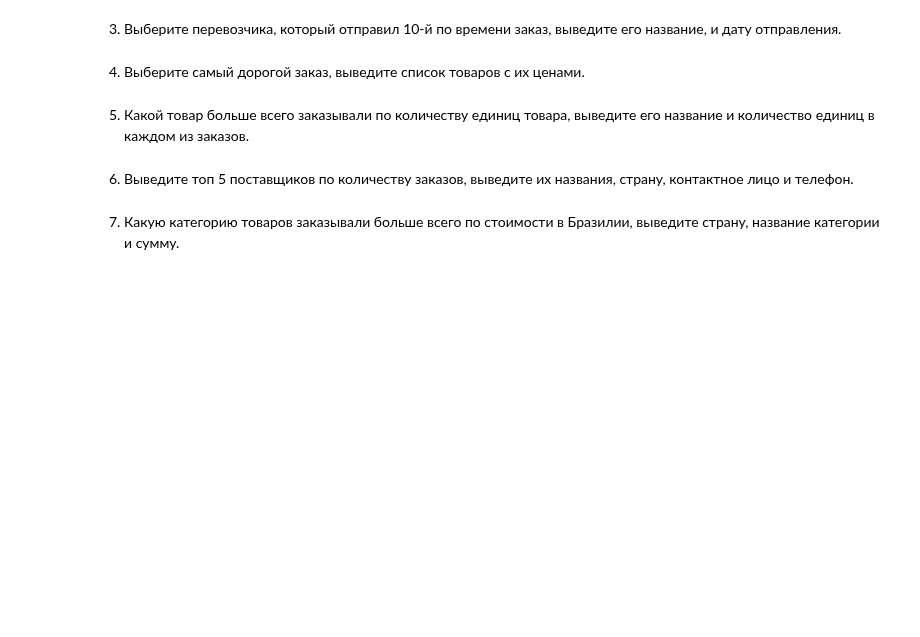
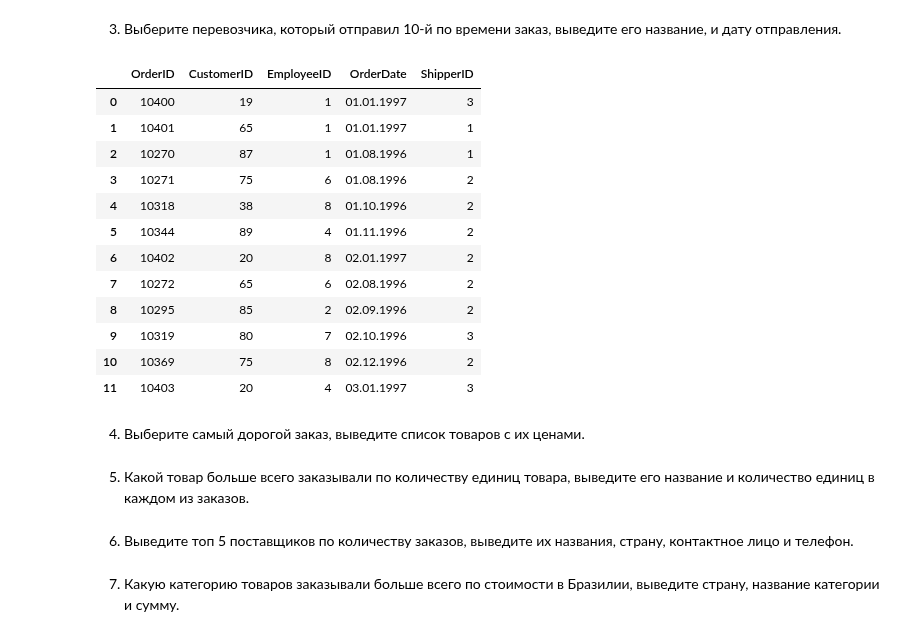
Before and after one commit to NtimTim/DS_School_Home_Work, a Jupyter notebook: sql_1_HW_NataliaTimoshuk.ipynb, the cells around one changed output. Drawn from its saved outputs; the diff is of its cells as text; code cells hidden in the pictures; blank space fills up the shorter version.

```diff
--- a/sql_1_HW_NataliaTimoshuk.ipynb
+++ b/sql_1_HW_NataliaTimoshuk.ipynb
@@ -75,10 +104,26 @@ pd.read_sql(
 # %%
 pd.read_sql(
     '''
-    SELECT * FROM Categories
+    SELECT * FROM Orders -- Shippers
+    order by OrderDate
+    LIMIT 12
     ''',
     con,
 )
+# %% [output]
+|  | OrderID | CustomerID | EmployeeID | OrderDate | ShipperID |
+| 0 | 10400 | 19 | 1 | 01.01.1997 | 3 |
+| 1 | 10401 | 65 | 1 | 01.01.1997 | 1 |
+| 2 | 10270 | 87 | 1 | 01.08.1996 | 1 |
+| 3 | 10271 | 75 | 6 | 01.08.1996 | 2 |
+| 4 | 10318 | 38 | 8 | 01.10.1996 | 2 |
+| 5 | 10344 | 89 | 4 | 01.11.1996 | 2 |
+| 6 | 10402 | 20 | 8 | 02.01.1997 | 2 |
+| 7 | 10272 | 65 | 6 | 02.08.1996 | 2 |
+| 8 | 10295 | 85 | 2 | 02.09.1996 | 2 |
+| 9 | 10319 | 80 | 7 | 02.10.1996 | 3 |
+| 10 | 10369 | 75 | 8 | 02.12.1996 | 2 |
+| 11 | 10403 | 20 | 4 | 03.01.1997 | 3 |
 # %% [markdown]
 4. Выберите самый дорогой заказ, выведите список товаров с их ценами.
 # %%
```
Also changed, not shown: parts of 3 cells of this notebook.
